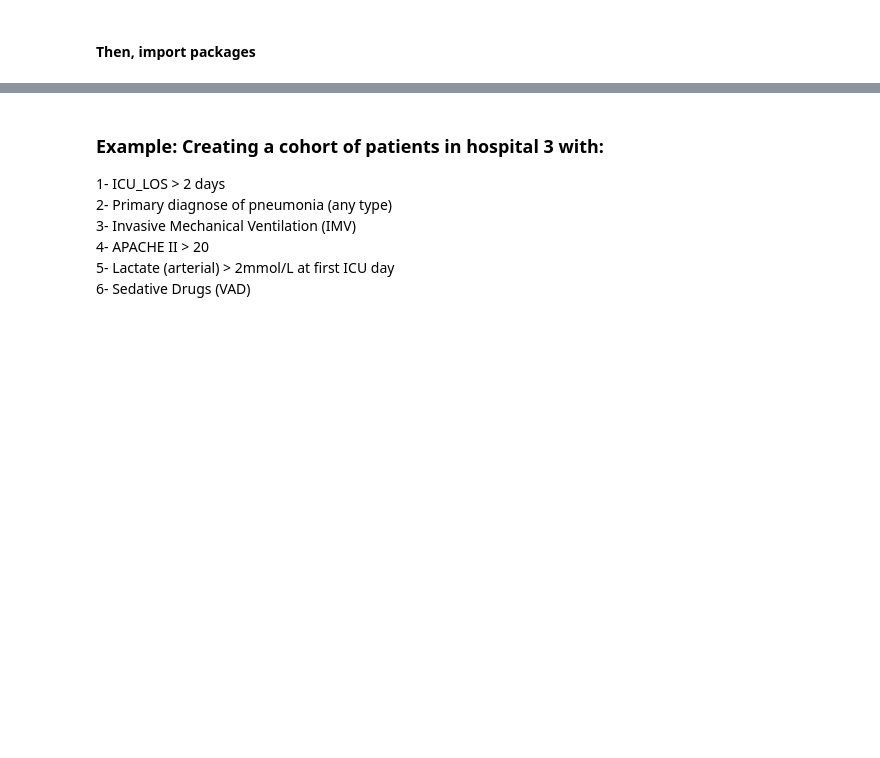
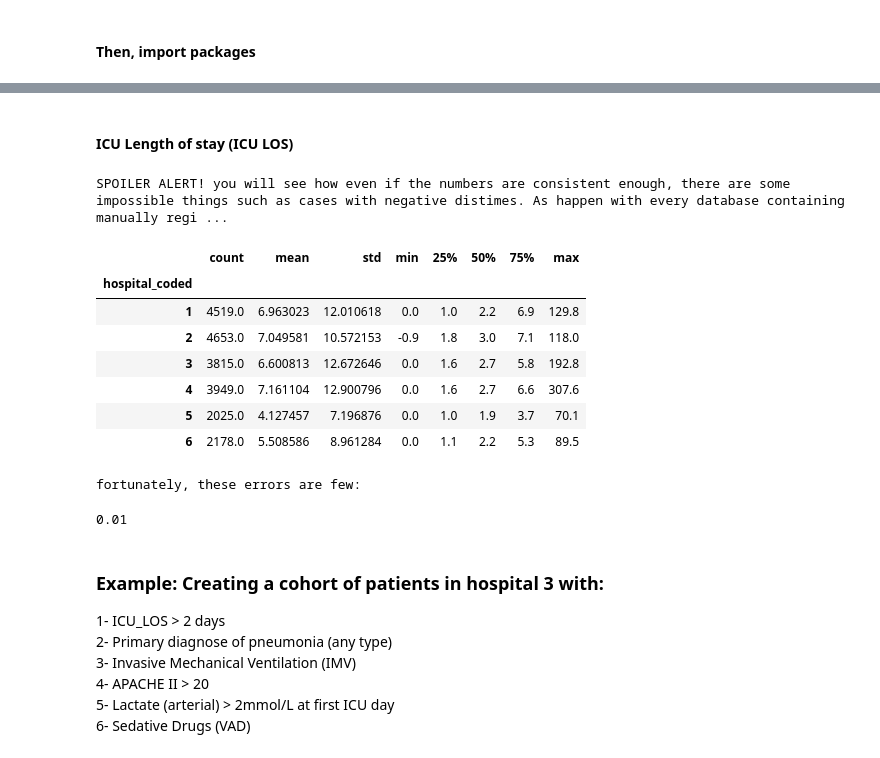
Before and after one commit to Ps7Pep/tgndatathon2022, a Jupyter notebook: icusics_db_tutorial.ipynb, the cells around one changed output, grey strips where cells are left out. Drawn from its saved outputs; the diff is of its cells as text; code cells hidden in the pictures; blank space fills up the shorter version.

Commit message:
adding things to the tutorial

```diff
--- a/icusics_db_tutorial.ipynb
+++ b/icusics_db_tutorial.ipynb
@@ -48,0 +51,11 @@ s3 = boto3.resource('s3')
+# %%
+%%time
+
+bucket = s3.Bucket('icusics-db')
+icusics_db_patients = pd.DataFrame()
+
+for my_bucket_object in bucket.objects.all():
+    if all(x in my_bucket_object.key for x in ['patients_']):
+        icusics_db_patients = pd.concat([icusics_db_patients,
+                                         pd.read_parquet(f's3://icusics-db/{my_bucket_object.key}')])
+icusics_db_patients = icusics_db_patients.sort_values(['hospital_coded','a_patientid']).reset_index(drop=True)
@@ -49,3 +117,29 @@ s3 = boto3.resource('s3')
+# %% [markdown]
+#### ICU Length of stay (ICU LOS)
+# %%
+icusics_db_patients['distime_in_days'] = round(icusics_db_patients['distime']/1440,1)
+# %%
+print('SPOILER ALERT! you will see how even if the numbers are consistent enough, there are some \
+impossible things such as cases with negative distimes. As happen with every database \
+containing manually registered fields, this database can, in some cases, have erroneous times and values \
+(the raw reality when working with real-world data)')
+icusics_db_patients.groupby('hospital_coded')['distime_in_days'].describe()
+# %% [output]
+SPOILER ALERT! you will see how even if the numbers are consistent enough, there are some impossible things such as cases with negative distimes. As happen with every database containing manually regi ...
+|  | count | mean | std | min | 25% | 50% | 75% | max |
+| hospital_coded |  |  |  |  |  |  |  |  |
+| 1 | 4519.0 | 6.963023 | 12.010618 | 0.0 | 1.0 | 2.2 | 6.9 | 129.8 |
+| 2 | 4653.0 | 7.049581 | 10.572153 | -0.9 | 1.8 | 3.0 | 7.1 | 118.0 |
+| 3 | 3815.0 | 6.600813 | 12.672646 | 0.0 | 1.6 | 2.7 | 5.8 | 192.8 |
+| 4 | 3949.0 | 7.161104 | 12.900796 | 0.0 | 1.6 | 2.7 | 6.6 | 307.6 |
+| 5 | 2025.0 | 4.127457 | 7.196876 | 0.0 | 1.0 | 1.9 | 3.7 | 70.1 |
+| 6 | 2178.0 | 5.508586 | 8.961284 | 0.0 | 1.1 | 2.2 | 5.3 | 89.5 |
+# %%
+print('fortunately, these errors are few:')
+round(icusics_db_patients[icusics_db_patients['distime']<0].shape[0]/icusics_db_patients.shape[0]*100,2)
+# %% [output]
+fortunately, these errors are few:
+0.01
 # %% [markdown]
 ### Example: Creating a cohort of patients in hospital 3 with:
 1- ICU_LOS > 2 days
```
Also changed, not shown: parts of 11 cells of this notebook.
